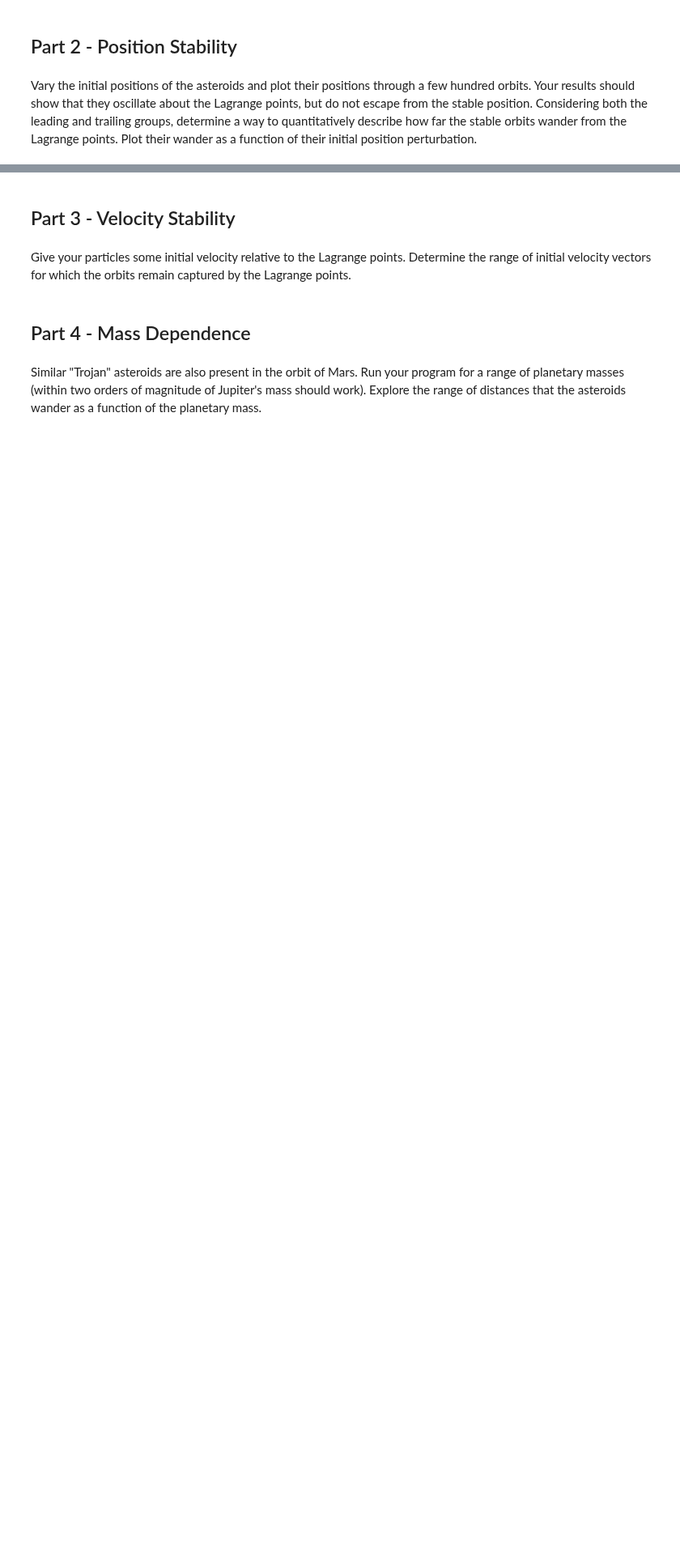
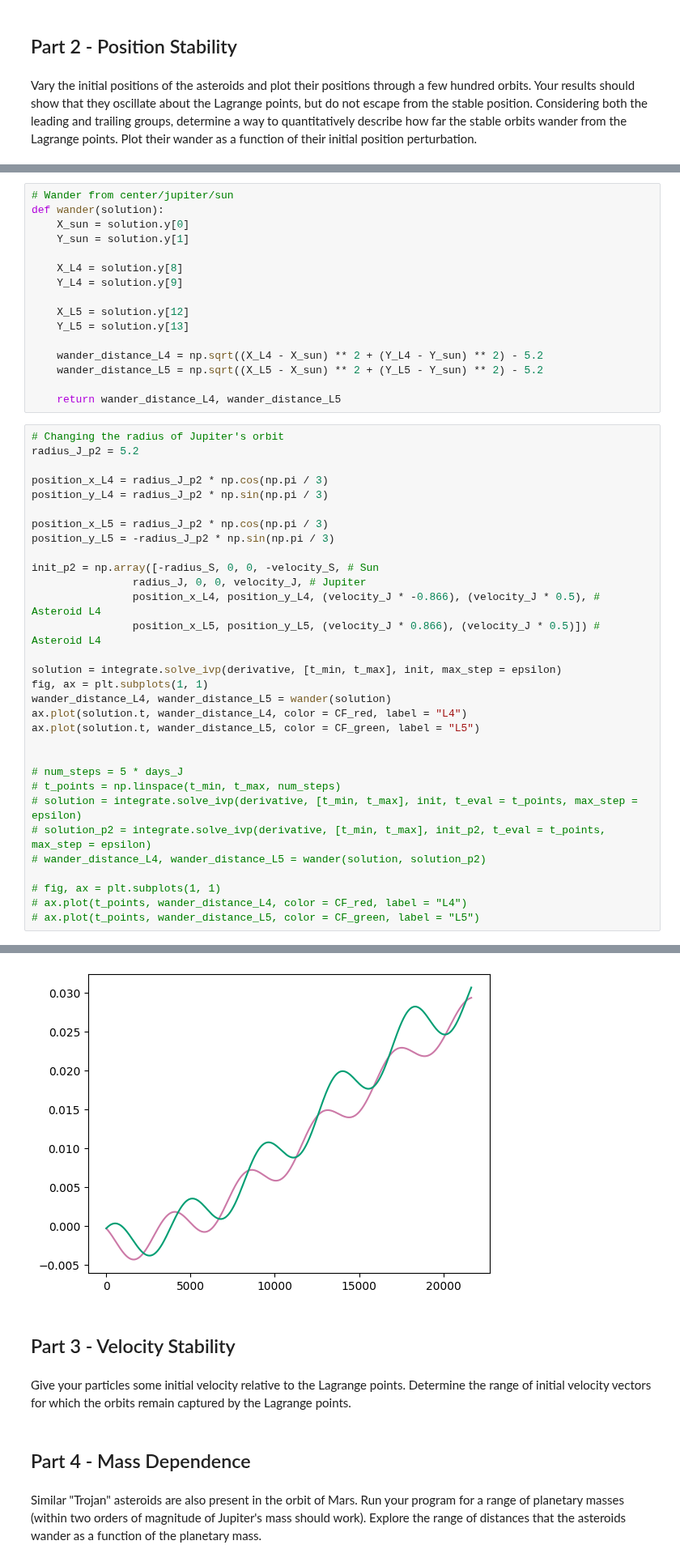
Before and after one commit to vibilanj/cmps, a Jupyter notebook: homework/Project1.ipynb, the cells around one changed output, grey strips where cells are left out. Shown at 81% size. Drawn from its saved outputs; the diff is of its cells as text; blank space fills up the shorter version.

Commit message:
project 1 trying to get wander function

```diff
--- a/homework/Project1.ipynb
+++ b/homework/Project1.ipynb
@@ -340,0 +249,48 @@ Vary the initial positions of the asteroids and plot their positions through a f
+# %%
+# Wander from center/jupiter/sun
+def wander(solution):
+    X_sun = solution.y[0]
+    Y_sun = solution.y[1]
+
+    X_L4 = solution.y[8]
+    Y_L4 = solution.y[9]
+
+    X_L5 = solution.y[12]
+    Y_L5 = solution.y[13]
+
+    wander_distance_L4 = np.sqrt((X_L4 - X_sun) ** 2 + (Y_L4 - Y_sun) ** 2) - 5.2
+    wander_distance_L5 = np.sqrt((X_L5 - X_sun) ** 2 + (Y_L5 - Y_sun) ** 2) - 5.2
+
+    return wander_distance_L4, wander_distance_L5
+# %%
+# Changing the radius of Jupiter's orbit
+radius_J_p2 = 5.2
+
+position_x_L4 = radius_J_p2 * np.cos(np.pi / 3)
+position_y_L4 = radius_J_p2 * np.sin(np.pi / 3)
+
+position_x_L5 = radius_J_p2 * np.cos(np.pi / 3)
+position_y_L5 = -radius_J_p2 * np.sin(np.pi / 3)
+
+init_p2 = np.array([-radius_S, 0, 0, -velocity_S, # Sun
+                radius_J, 0, 0, velocity_J, # Jupiter
+                position_x_L4, position_y_L4, (velocity_J * -0.866), (velocity_J * 0.5), # Asteroid L4
+                position_x_L5, position_y_L5, (velocity_J * 0.866), (velocity_J * 0.5)]) # Asteroid L4
+
+solution = integrate.solve_ivp(derivative, [t_min, t_max], init, max_step = epsilon)
+fig, ax = plt.subplots(1, 1)
+wander_distance_L4, wander_distance_L5 = wander(solution)
+ax.plot(solution.t, wander_distance_L4, color = CF_red, label = "L4")
+ax.plot(solution.t, wander_distance_L5, color = CF_green, label = "L5")
+
+
+# num_steps = 5 * days_J
+# t_points = np.linspace(t_min, t_max, num_steps)
+# solution = integrate.solve_ivp(derivative, [t_min, t_max], init, t_eval = t_points, max_step = epsilon)
+# solution_p2 = integrate.solve_ivp(derivative, [t_min, t_max], init_p2, t_eval = t_points, max_step = epsilon)
+# wander_distance_L4, wander_distance_L5 = wander(solution, solution_p2)
+
+# fig, ax = plt.subplots(1, 1)
+# ax.plot(t_points, wander_distance_L4, color = CF_red, label = "L4")
+# ax.plot(t_points, wander_distance_L5, color = CF_green, label = "L5")
+# %% [output]
@@ -341,3 +298,4 @@ Vary the initial positions of the asteroids and plot their positions through a f
+[figure, added]
 # %% [markdown]
 ## Part 3 - Velocity Stability
 # %% [markdown]
```
Also changed, not shown: parts of 6 cells of this notebook.
